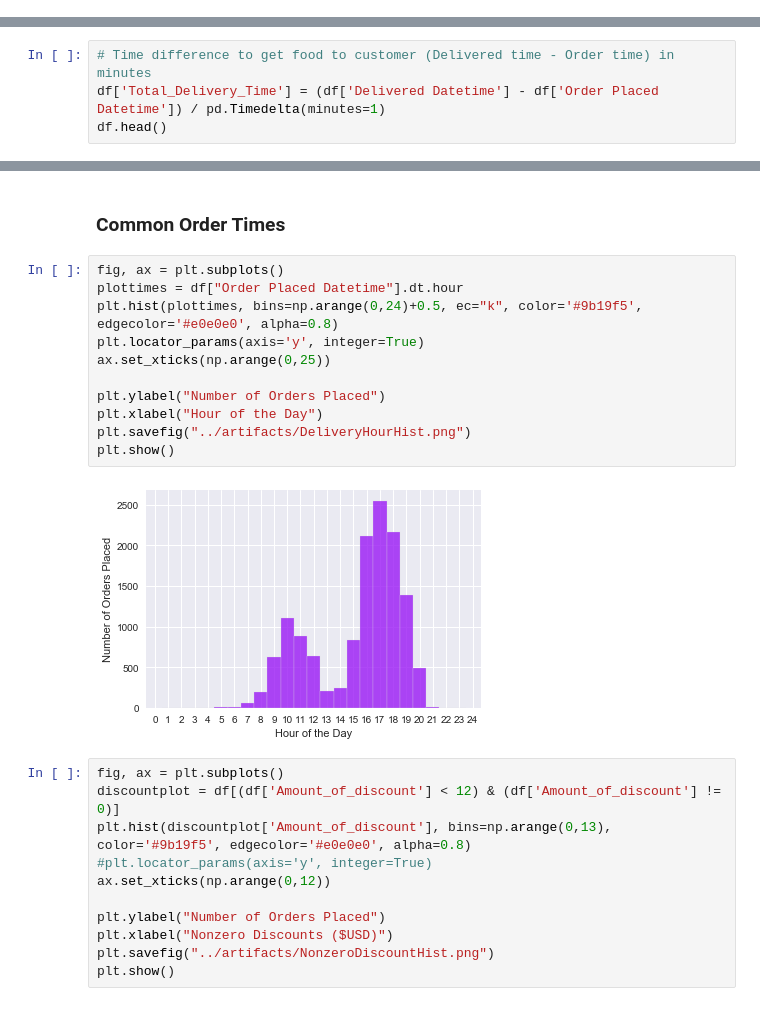
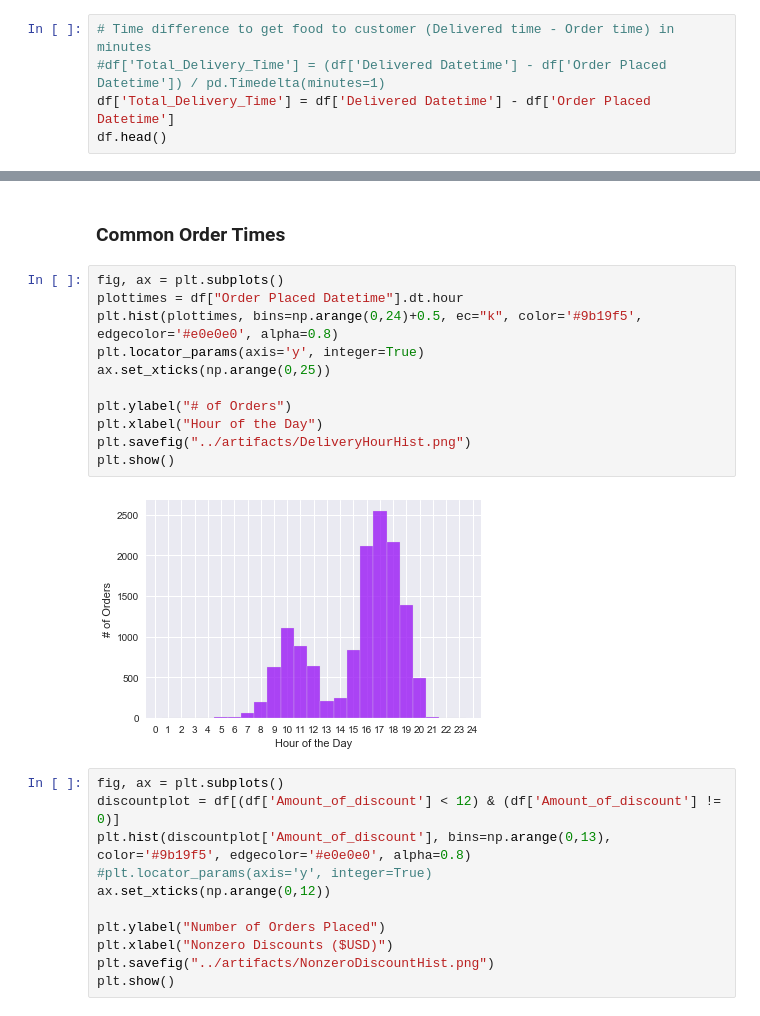
Before and after one commit to toestie/fooddelivery-dataset, a Jupyter notebook: notebooks/analysis.ipynb, the cells around one changed output, grey strips where cells are left out. Cells and saved outputs as stored; diff of their text form.

```diff
--- a/notebooks/analysis.ipynb
+++ b/notebooks/analysis.ipynb
@@ -149,0 +149,5 @@ df.head()
+# %%
+# Time difference to get food to customer (Delivered time - Order time) in minutes
+#df['Total_Delivery_Time'] = (df['Delivered Datetime'] - df['Order Placed Datetime']) / pd.Timedelta(minutes=1)
+df['Total_Delivery_Time'] = df['Delivered Datetime'] - df['Order Placed Datetime']
+df.head()
@@ -151,7 +162,3 @@ df.head()
 ## Create dataframe for *per restaurant* analysis
 
 I chose to preserve order cost data even if there was no delivery region listed, assuming this data was purposeful
-# %%
-# Time difference to get food to customer (Delivered time - Order time) in minutes
-df['Total_Delivery_Time'] = (df['Delivered Datetime'] - df['Order Placed Datetime']) / pd.Timedelta(minutes=1)
-df.head()
@@ -250,16 +250,16 @@ colors = {'Palo Alto':'#0bb4ff', 'Mountain View':'#50e991', 'San Jose':'#ffa300'
 # %%
 fig, ax = plt.subplots()
 plottimes = df["Order Placed Datetime"].dt.hour
 plt.hist(plottimes, bins=np.arange(0,24)+0.5, ec="k", color='#9b19f5', edgecolor='#e0e0e0', alpha=0.8)
 plt.locator_params(axis='y', integer=True)
 ax.set_xticks(np.arange(0,25))
 
-plt.ylabel("Number of Orders Placed")
+plt.ylabel("# of Orders")
 plt.xlabel("Hour of the Day")
 plt.savefig("../artifacts/DeliveryHourHist.png")
 plt.show()
 # %% [output]
-[figure, old version]
+[figure, new version]
 # %%
 fig, ax = plt.subplots()
 discountplot = df[(df['Amount_of_discount'] < 12) & (df['Amount_of_discount'] != 0)]
```
Also changed, not shown: parts of 8 cells of this notebook, 3 other files.
